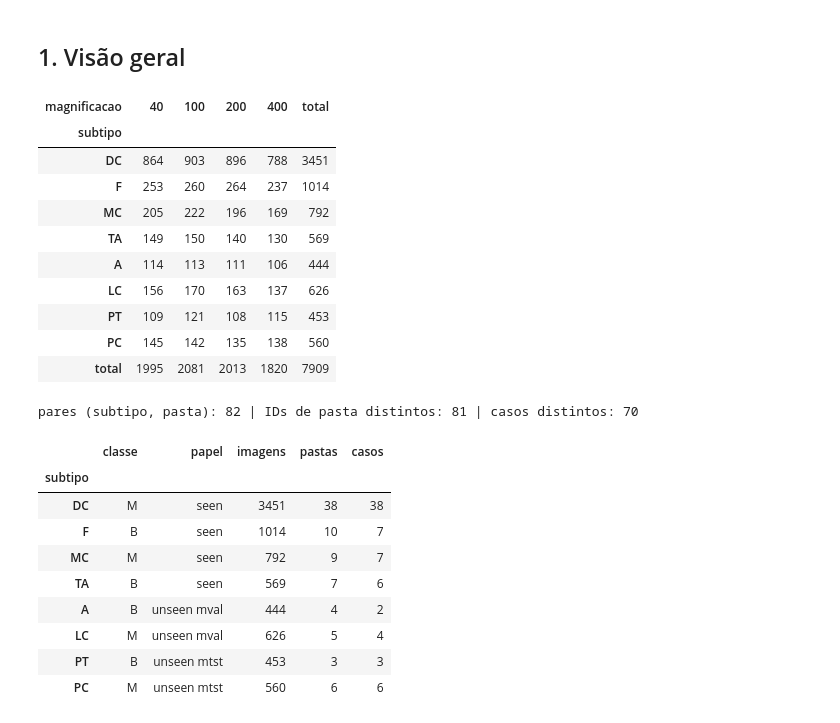
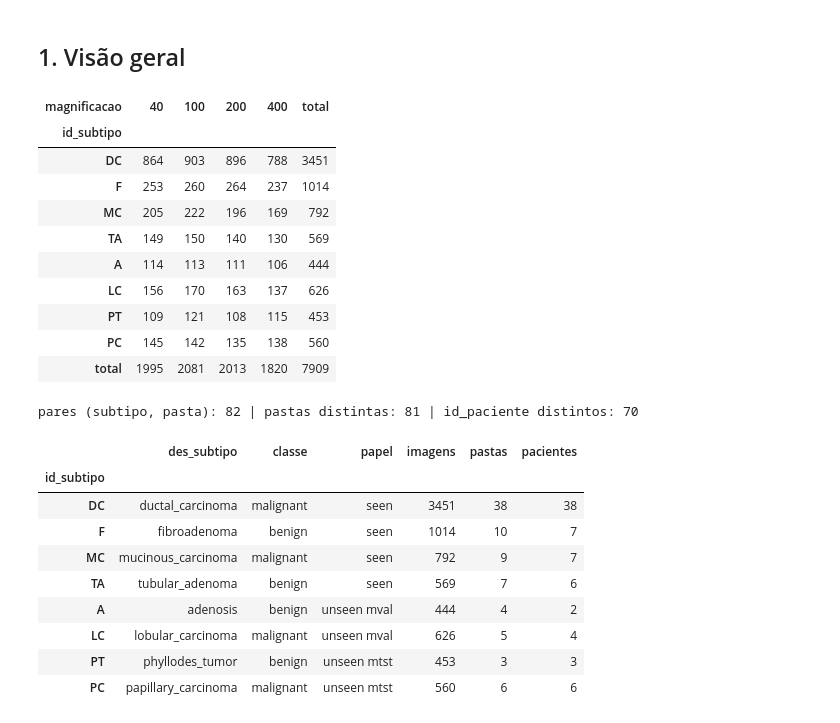
Before and after one commit to joao-snunes/breakhis_fsl_quantification, a Jupyter notebook: notebooks/01_eda.ipynb, the cells around one changed output. Cells and saved outputs as stored; diff of their text form; code cells hidden in the pictures.

```diff
--- a/notebooks/01_eda.ipynb
+++ b/notebooks/01_eda.ipynb
@@ -16,6 +10,5 @@ Duas leituras de "paciente" convivem neste notebook:
 # %%
 from pathlib import Path
-import hashlib
 
 import matplotlib.pyplot as plt
 import numpy as np
@@ -27,28 +20,32 @@ plt.rcParams["figure.dpi"] = 72
 
 ROOT = Path.cwd().parent if Path.cwd().name == "notebooks" else Path.cwd()
 DATA = ROOT / "data"
-df = pd.read_csv(DATA / "breakhis.csv")
 
 # ordem: seen (DC, F, MC, TA), unseen da meta-validação (A, LC), unseen do meta-teste (PT, PC) — D2
 SUBTIPOS = ["DC", "F", "MC", "TA", "A", "LC", "PT", "PC"]
 PAPEL = dict(DC="seen", F="seen", MC="seen", TA="seen", A="unseen mval", LC="unseen mval", PT="unseen mtst", PC="unseen mtst")
 MAGS = [40, 100, 200, 400]
 
+df = pd.read_csv(DATA / "breakhis_raw.csv", keep_default_na=False)  # secao vazia fica "" (não NaN)
+df["pasta"] = df.id_paciente + df.secao
+
 
 def show(paths, titles, ncols, size=2.6):
-    """Grade de imagens (caminhos relativos a data/)."""
+    """Grade de imagens (caminhos relativos a data/); None deixa a célula vazia."""
     nrows = -(-len(paths) // ncols)
     fig, axes = plt.subplots(nrows, ncols, figsize=(ncols * size * 1.5, nrows * size), squeeze=False)
     for ax in axes.flat:
         ax.axis("off")
     for ax, p, t in zip(axes.flat, paths, titles):
-        img = Image.open(DATA / p)
-        img.thumbnail((350, 350))
-        ax.imshow(img)
-        ax.set_title(t, fontsize=8)
+        if p:
+            img = Image.open(DATA / p)
+            img.thumbnail((350, 350))
+            ax.imshow(img)
+            ax.set_title(t, fontsize=8)
     plt.tight_layout()
     plt.show()
 
 
 len(df)
+display(df.head(3))
 # %% [output]
@@ -56,10 +56,10 @@ len(df)
 # %% [markdown]
 ## 1. Visão geral
 # %%
-pd.crosstab(df.subtipo, df.magnificacao, margins=True, margins_name="total").loc[SUBTIPOS + ["total"]]
+pd.crosstab(df.id_subtipo, df.magnificacao, margins=True, margins_name="total").loc[SUBTIPOS + ["total"]]
 # %% [output]
 | magnificacao | 40 | 100 | 200 | 400 | total |
-| subtipo |  |  |  |  |  |
+| id_subtipo |  |  |  |  |  |
 | DC | 864 | 903 | 896 | 788 | 3451 |
 | F | 253 | 260 | 264 | 237 | 1014 |
 | MC | 205 | 222 | 196 | 169 | 792 |
@@ -70,26 +70,27 @@ pd.crosstab(df.subtipo, df.magnificacao, margins=True, margins_name="total").loc
 | PC | 145 | 142 | 135 | 138 | 560 |
 | total | 1995 | 2081 | 2013 | 1820 | 7909 |
 # %%
-resumo = df.groupby("subtipo").agg(
+resumo = df.groupby("id_subtipo").agg(
+    des_subtipo=("des_subtipo", "first"),
     classe=("classe", "first"),
     imagens=("path", "size"),
-    pastas=("paciente", "nunique"),
-    casos=("caso", "nunique"),
+    pastas=("pasta", "nunique"),
+    pacientes=("id_paciente", "nunique"),
 ).loc[SUBTIPOS]
-resumo.insert(1, "papel", resumo.index.map(PAPEL))
-print("pares (subtipo, pasta):", df.groupby(["subtipo", "paciente"]).ngroups,
-      "| IDs de pasta distintos:", df.paciente.nunique(),
-      "| casos distintos:", df.caso.nunique())
+resumo.insert(2, "papel", resumo.index.map(PAPEL))
+print("pares (subtipo, pasta):", df.groupby(["id_subtipo", "pasta"]).ngroups,
+      "| pastas distintas:", df.pasta.nunique(),
+      "| id_paciente distintos:", df.id_paciente.nunique())
 resumo
 # %% [output]
-pares (subtipo, pasta): 82 | IDs de pasta distintos: 81 | casos distintos: 70
+pares (subtipo, pasta): 82 | pastas distintas: 81 | id_paciente distintos: 70
-|  | classe | papel | imagens | pastas | casos |
-| subtipo |  |  |  |  |  |
-| DC | M | seen | 3451 | 38 | 38 |
-| F | B | seen | 1014 | 10 | 7 |
-| MC | M | seen | 792 | 9 | 7 |
-| TA | B | seen | 569 | 7 | 6 |
-| A | B | unseen mval | 444 | 4 | 2 |
-| LC | M | unseen mval | 626 | 5 | 4 |
-| PT | B | unseen mtst | 453 | 3 | 3 |
-| PC | M | unseen mtst | 560 | 6 | 6 |
+|  | des_subtipo | classe | papel | imagens | pastas | pacientes |
+| id_subtipo |  |  |  |  |  |  |
+| DC | ductal_carcinoma | malignant | seen | 3451 | 38 | 38 |
+| F | fibroadenoma | benign | seen | 1014 | 10 | 7 |
+| MC | mucinous_carcinoma | malignant | seen | 792 | 9 | 7 |
+| TA | tubular_adenoma | benign | seen | 569 | 7 | 6 |
+| A | adenosis | benign | unseen mval | 444 | 4 | 2 |
+| LC | lobular_carcinoma | malignant | unseen mval | 626 | 5 | 4 |
+| PT | phyllodes_tumor | benign | unseen mtst | 453 | 3 | 3 |
+| PC | papillary_carcinoma | malignant | unseen mtst | 560 | 6 | 6 |
```
Also changed, not shown: parts of 37 cells of this notebook, 3 other files.
